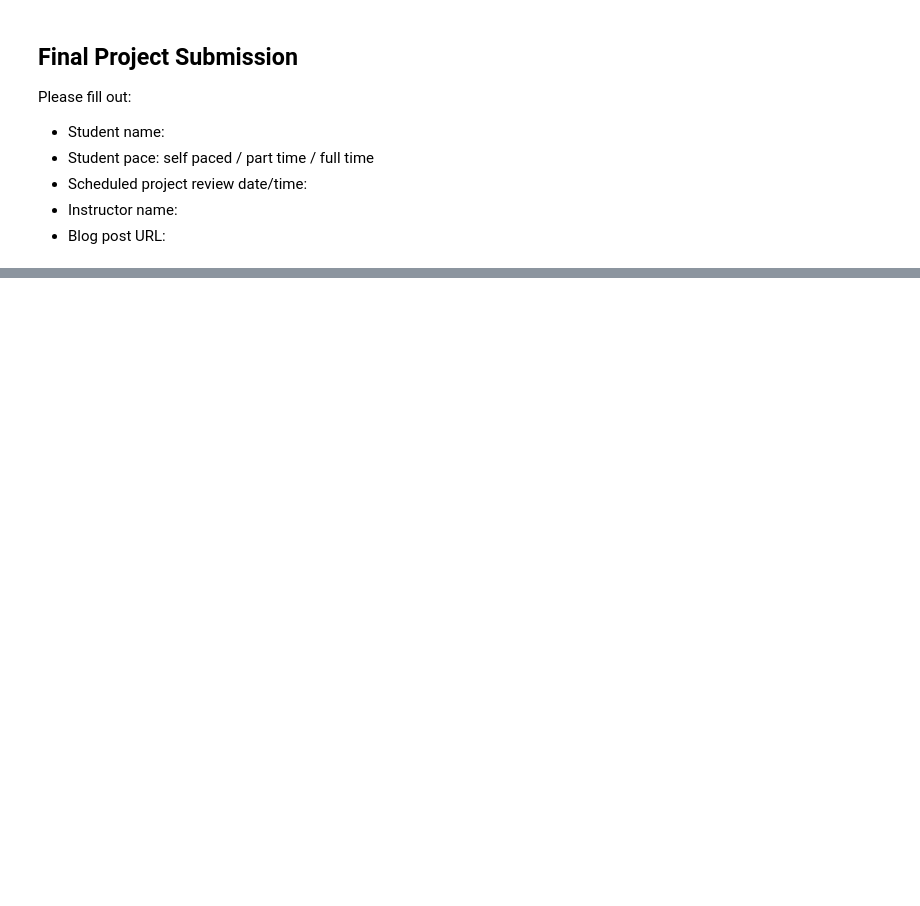
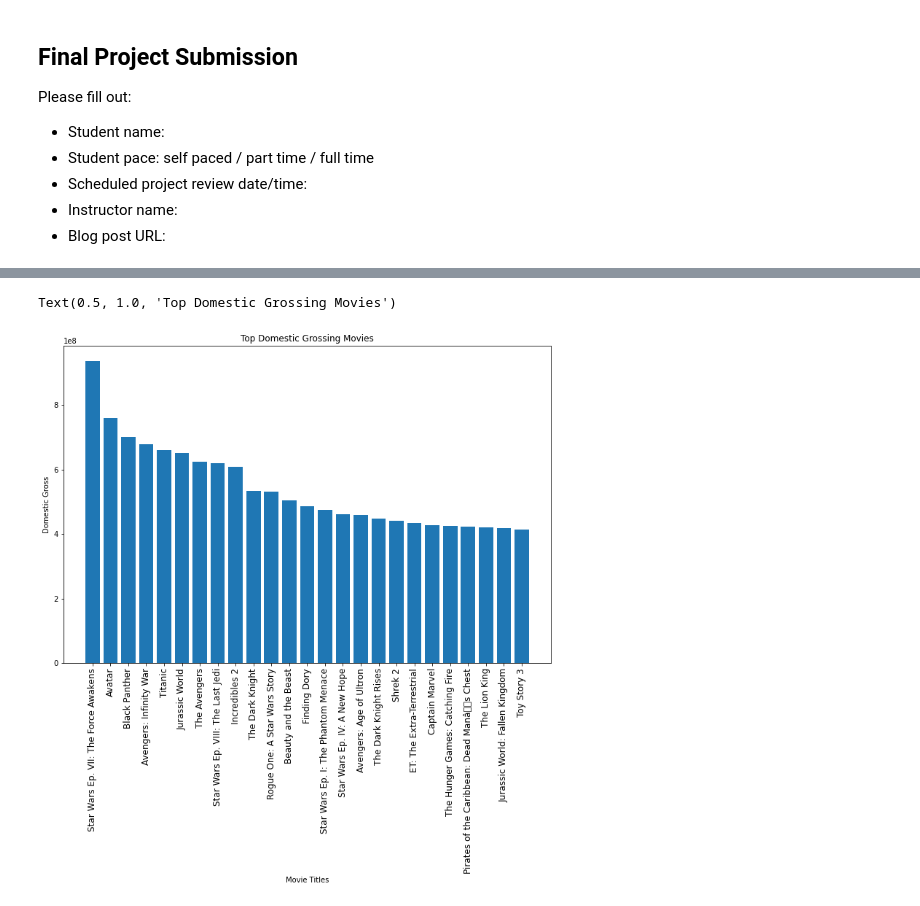
Before and after one commit to jalen253/phase1-project, a Jupyter notebook: student.ipynb, the cells around one changed output, grey strips where cells are left out. Cells and saved outputs as stored; diff of their text form; code cells hidden in the pictures; blank space fills up the shorter version.

```diff
--- a/student.ipynb
+++ b/student.ipynb
@@ -154,0 +63,3 @@ genre_['primary_title'] == domestic_gross['title']
+# %%
+#Top Domestic gorssing movies movies
+dom_gross = movie_budget.sort_values(['domestic_gross'], ascending = False).head(25)
@@ -154,0 +251,11 @@ genre_['primary_title'] == domestic_gross['title']
+# %%
+fig, ax, = plt.subplots(figsize = (12, 8))
+ax.bar(dom_gross['movie'], dom_gross['domestic_gross'])
+
+ax.tick_params('x', rotation = 90, labelsize = 'large')
+ax.set_xlabel('Movie Titles')
+ax.set_ylabel('Domestic Gross')
+ax.set_title('Top Domestic Grossing Movies')
+# %% [output]
+Text(0.5, 1.0, 'Top Domestic Grossing Movies')
+[figure, added]
```
Also changed, not shown: parts of 33 cells of this notebook.
